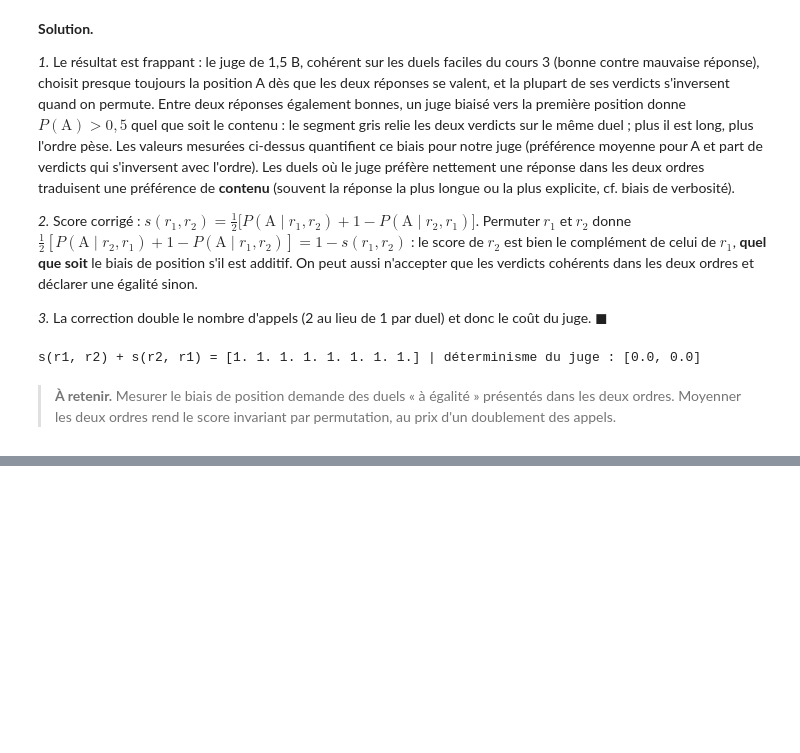
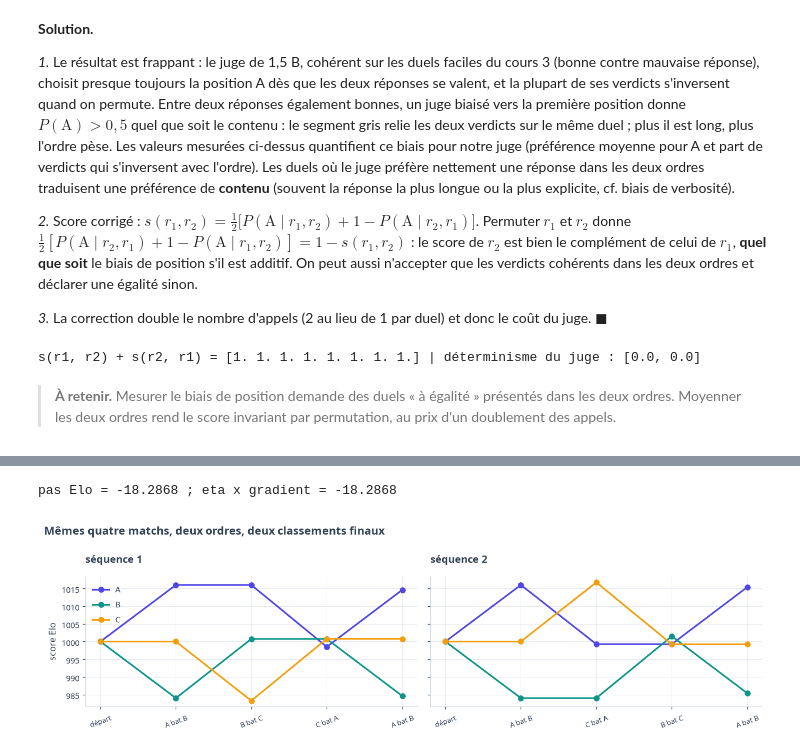
Before and after one commit to gwils28/AI_Engineering__ByTheBook, a Jupyter notebook: notebooks/ch03_methodologie_evaluation/ch03_exercices_07-12.ipynb, the cells around one changed output, grey strips where cells are left out. Drawn from its saved outputs; the diff is of its cells as text; code cells hidden in the pictures; blank space fills up the shorter version.

```diff
--- a/notebooks/ch03_methodologie_evaluation/ch03_exercices_07-12.ipynb
+++ b/notebooks/ch03_methodologie_evaluation/ch03_exercices_07-12.ipynb
@@ -307,0 +427,13 @@ s(r1, r2) + s(r2, r1) = [1. 1. 1. 1. 1. 1. 1. 1.] | déterminisme du juge : [0.0
+# %%
+def elo_seq(seq, K=32):
+    r = {"A": 1000.0, "B": 1000.0, "C": 1000.0}
+    hist = []
+    for g, p in seq:
+        r[g], r[p] = ev.elo_update(r[g], r[p], 1.0, k=K)
+        hist.append(dict(match=f"{g} bat {p}", **{k: round(v, 2) for k, v in r.items()}, somme=round(sum(r.values()), 6)))
+    return pd.DataFrame(hist)
+
+
+s1 = elo_seq([("A", "B"), ("B", "C"), ("C", "A"), ("A", "B")])
+s2 = elo_seq([("A", "B"), ("C", "A"), ("B", "C"), ("A", "B")])
+display(s1); display(s2)
@@ -307,0 +451,20 @@ s(r1, r2) + s(r2, r1) = [1. 1. 1. 1. 1. 1. 1. 1.] | déterminisme du juge : [0.0
+# %%
+Ra, Rb, S, K = 1030.0, 980.0, 0.0, 32
+loglik = lambda ra: S * math.log(ev.elo_expected(ra, Rb)) + (1 - S) * math.log(1 - ev.elo_expected(ra, Rb))
+grad = (loglik(Ra + 1e-4) - loglik(Ra - 1e-4)) / 2e-4
+pas_elo = ev.elo_update(Ra, Rb, S, k=K)[0] - Ra
+print(f"pas Elo = {pas_elo:.4f} ; eta x gradient = {400 * K / math.log(10) * grad:.4f}")
+# %% [output]
+pas Elo = -18.2868 ; eta x gradient = -18.2868
+# %%
+fig, axes = plt.subplots(1, 2, figsize=(12, 3.6), sharey=True)
+for ax, s, t in [(axes[0], s1, "séquence 1"), (axes[1], s2, "séquence 2")]:
+    for m, c in zip("ABC", [INDIGO, TEAL, AMBER]):
+        ax.plot(range(len(s) + 1), [1000] + list(s[m]), "o-", color=c, label=m)
+    ax.set_xticks(range(len(s) + 1)); ax.set_xticklabels(["départ"] + list(s.match), rotation=20, fontsize=8.5)
+    ax.set_title(t)
+axes[0].set_ylabel("score Elo"); axes[0].legend()
+finish(fig, "Mêmes quatre matchs, deux ordres, deux classements finaux")
+plt.show()
+# %% [output]
+[figure, added]
```
Also changed, not shown: parts of 20 cells of this notebook.
